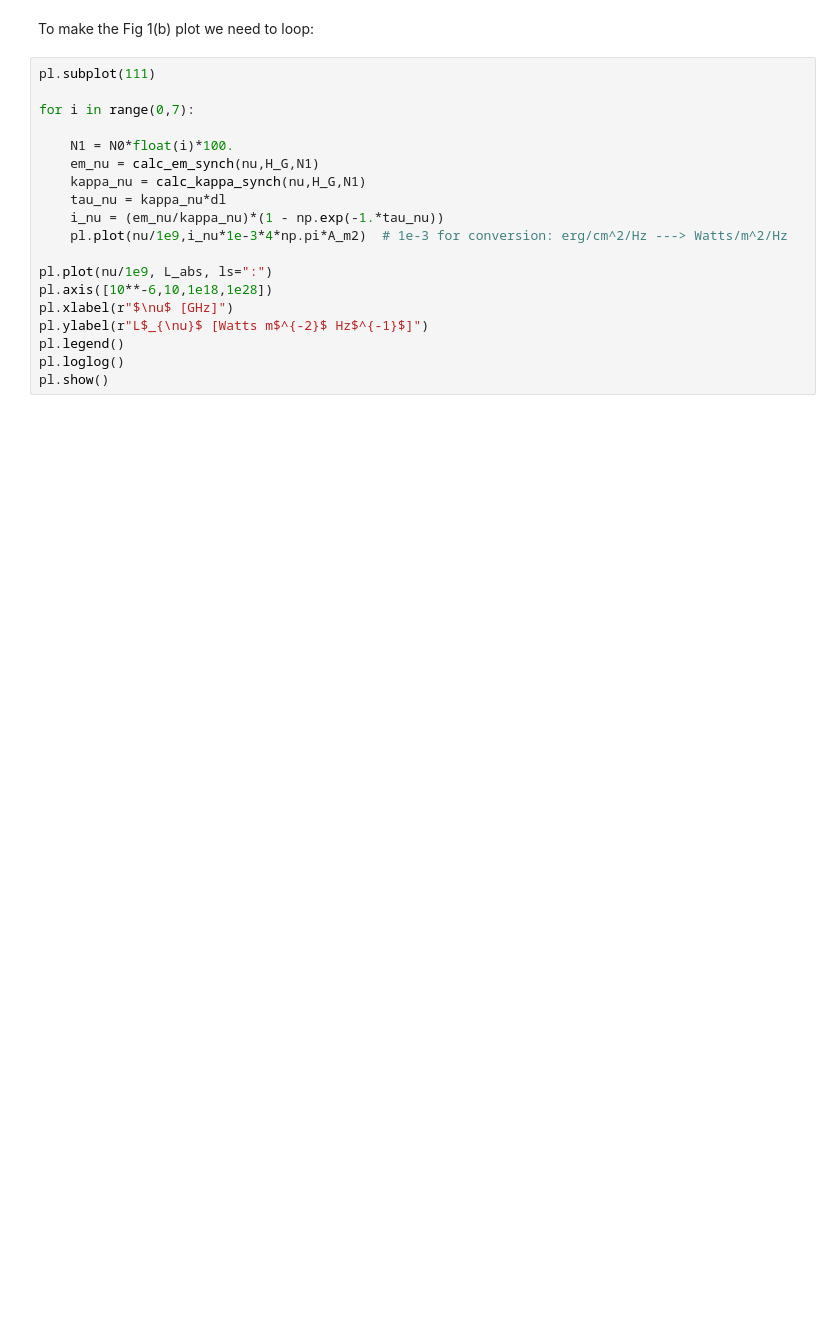
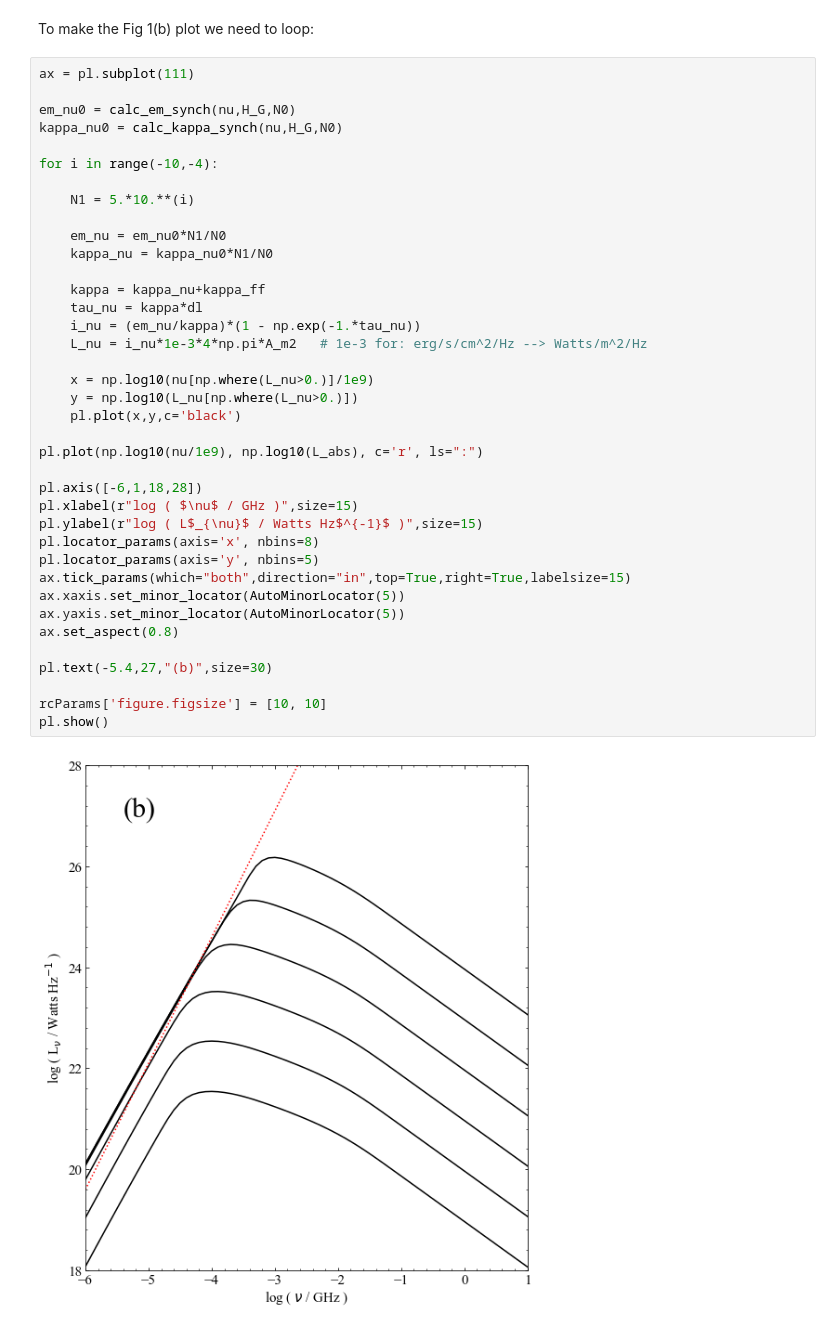
Before and after one commit to as595/ExtraGalRadio, a Jupyter notebook: NOTEBOOKS/PB96_Fig1b.ipynb, the cells around one changed output. Saved outputs shown, nothing was run; the diff lists cells and outputs as text; blank space fills up the shorter version.

```diff
--- a/NOTEBOOKS/PB96_Fig1b.ipynb
+++ b/NOTEBOOKS/PB96_Fig1b.ipynb
@@ -64,21 +86,42 @@ pl.show()
 # %% [markdown]
 To make the Fig 1(b) plot we need to loop:
 # %%
-pl.subplot(111)
+ax = pl.subplot(111)
 
-for i in range(0,7):
+em_nu0 = calc_em_synch(nu,H_G,N0)
+kappa_nu0 = calc_kappa_synch(nu,H_G,N0)
 
-    N1 = N0*float(i)*100.
-    em_nu = calc_em_synch(nu,H_G,N1)
-    kappa_nu = calc_kappa_synch(nu,H_G,N1)
-    tau_nu = kappa_nu*dl
-    i_nu = (em_nu/kappa_nu)*(1 - np.exp(-1.*tau_nu))
-    pl.plot(nu/1e9,i_nu*1e-3*4*np.pi*A_m2) 	# 1e-3 for conversion: erg/cm^2/Hz ---> Watts/m^2/Hz
+for i in range(-10,-4):
 
-pl.plot(nu/1e9, L_abs, ls=":")
-pl.axis([10**-6,10,1e18,1e28])
-pl.xlabel(r"$\nu$ [GHz]")
-pl.ylabel(r"L$_{\nu}$ [Watts m$^{-2}$ Hz$^{-1}$]")
-pl.legend()
-pl.loglog()
+    N1 = 5.*10.**(i)
+
+    em_nu = em_nu0*N1/N0
+    kappa_nu = kappa_nu0*N1/N0
+
+    kappa = kappa_nu+kappa_ff
+    tau_nu = kappa*dl
+    i_nu = (em_nu/kappa)*(1 - np.exp(-1.*tau_nu))
+    L_nu = i_nu*1e-3*4*np.pi*A_m2   # 1e-3 for: erg/s/cm^2/Hz --> Watts/m^2/Hz
+
+    x = np.log10(nu[np.where(L_nu>0.)]/1e9)
+    y = np.log10(L_nu[np.where(L_nu>0.)])
+    pl.plot(x,y,c='black')
+
+pl.plot(np.log10(nu/1e9), np.log10(L_abs), c='r', ls=":")
+
+pl.axis([-6,1,18,28])
+pl.xlabel(r"log ( $\nu$ / GHz )",size=15)
+pl.ylabel(r"log ( L$_{\nu}$ / Watts Hz$^{-1}$ )",size=15)
+pl.locator_params(axis='x', nbins=8)
+pl.locator_params(axis='y', nbins=5)
+ax.tick_params(which="both",direction="in",top=True,right=True,labelsize=15)
+ax.xaxis.set_minor_locator(AutoMinorLocator(5))
+ax.yaxis.set_minor_locator(AutoMinorLocator(5))
+ax.set_aspect(0.8)
+
+pl.text(-5.4,27,"(b)",size=30)
+
+rcParams['figure.figsize'] = [10, 10]
 pl.show()
+# %% [output]
+[figure, added]
```
Also changed, not shown: parts of 11 cells of this notebook.
